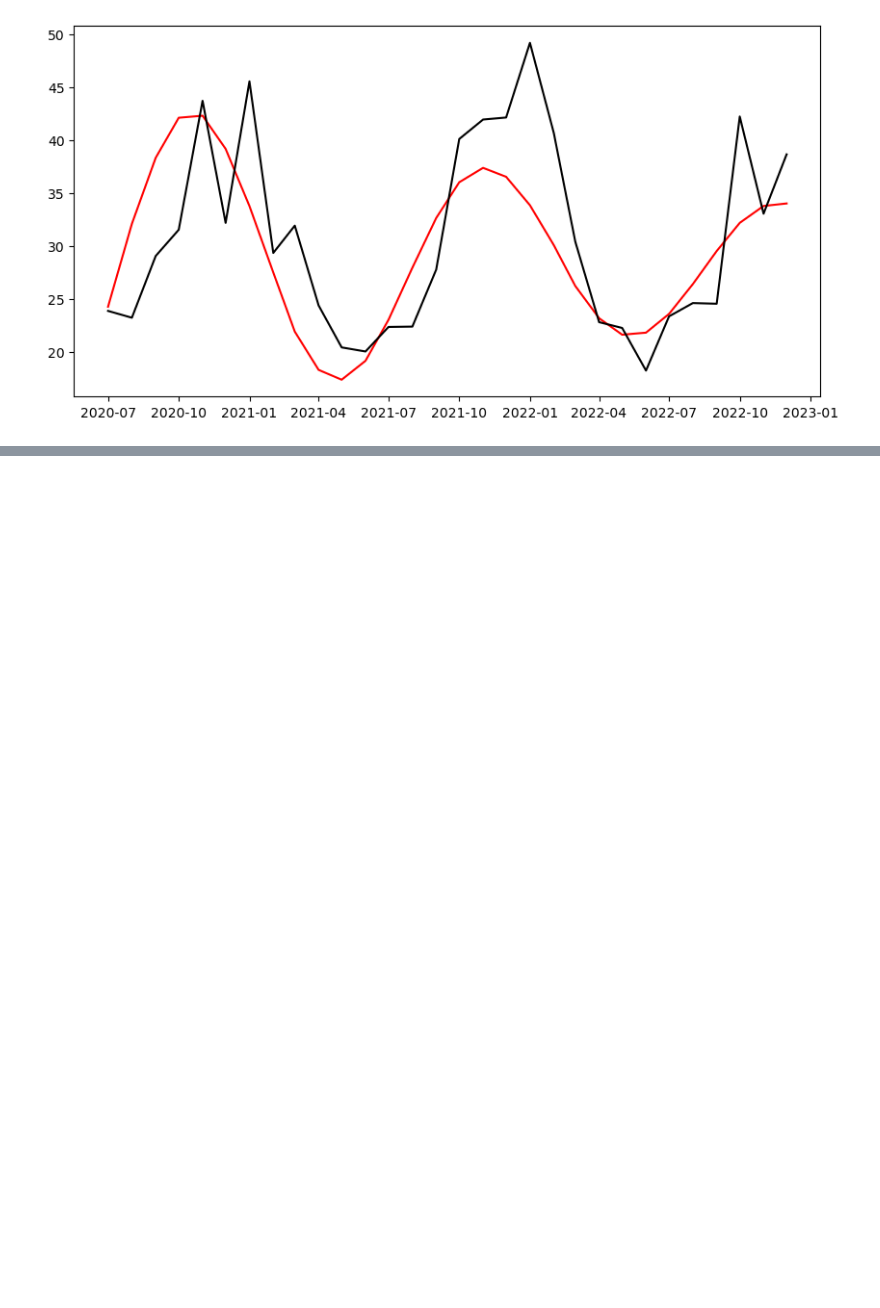
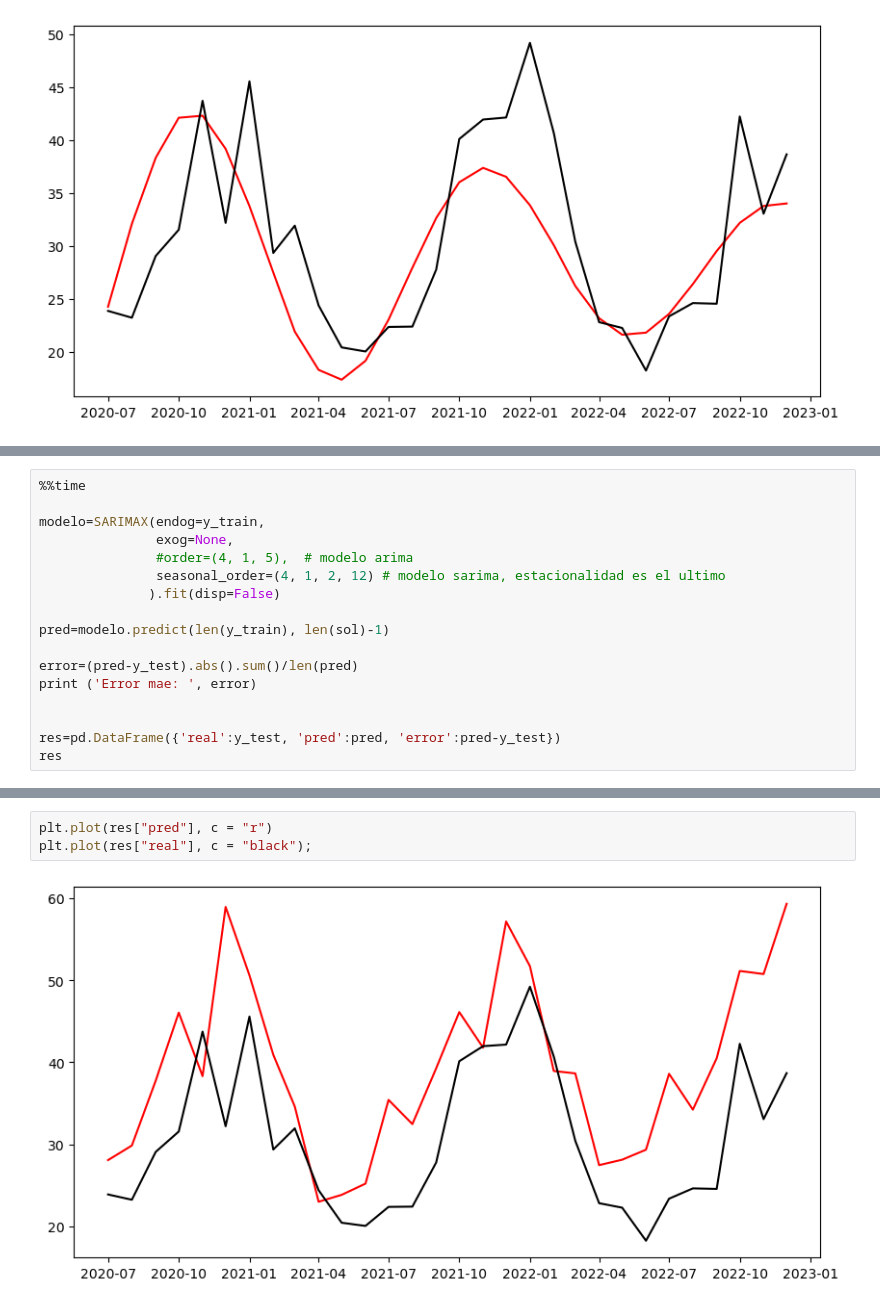
Before and after one commit to charlieciordia/AQ-MAD, a Jupyter notebook: notebook/AQ CLEAN ML MONTH-URBANO.ipynb, the cells around one changed output, grey strips where cells are left out. Cells and saved outputs as stored; diff of their text form; blank space fills up the shorter version.

Commit message:
enter the SARIMA

```diff
--- a/notebook/AQ CLEAN ML MONTH.ipynb
+++ b/notebook/AQ CLEAN ML MONTH-URBANO.ipynb
@@ -550,0 +555,17 @@ plt.legend(["real", "predicted"]);
+# %%
+%%time
+
+modelo=SARIMAX(endog=y_train,
+               exog=None,
+               #order=(4, 1, 5),  # modelo arima
+               seasonal_order=(4, 1, 2, 12) # modelo sarima, estacionalidad es el ultimo
+              ).fit(disp=False)
+
+pred=modelo.predict(len(y_train), len(sol)-1)
+
+error=(pred-y_test).abs().sum()/len(pred)
+print ('Error mae: ', error)
+
+
+res=pd.DataFrame({'real':y_test, 'pred':pred, 'error':pred-y_test})
+res
@@ -550,0 +593,5 @@ plt.legend(["real", "predicted"]);
+# %%
+plt.plot(res["pred"], c = "r")
+plt.plot(res["real"], c = "black");
+# %% [output]
+[figure, added]
```
Also changed, not shown: parts of 19 cells of this notebook, 3 other files.
